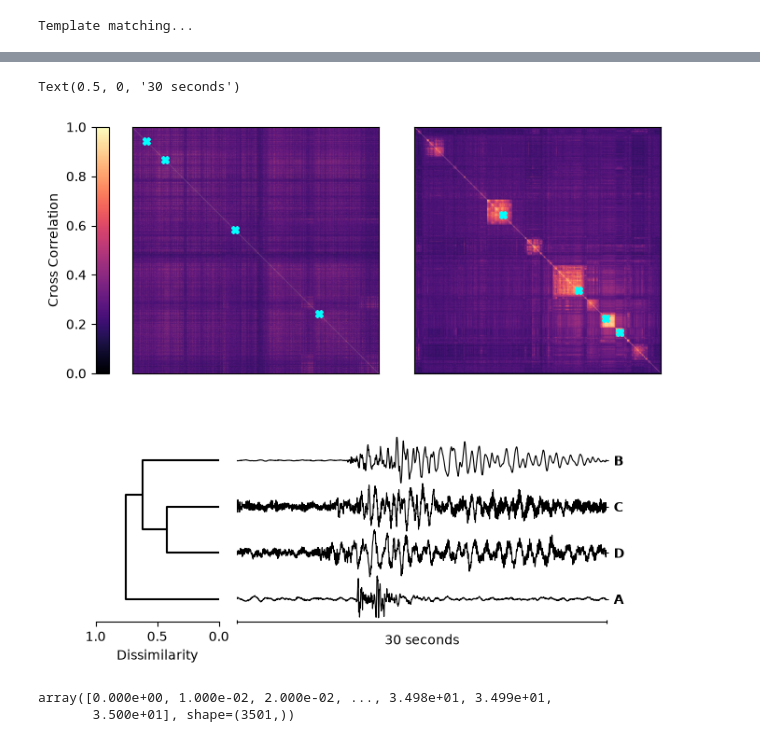
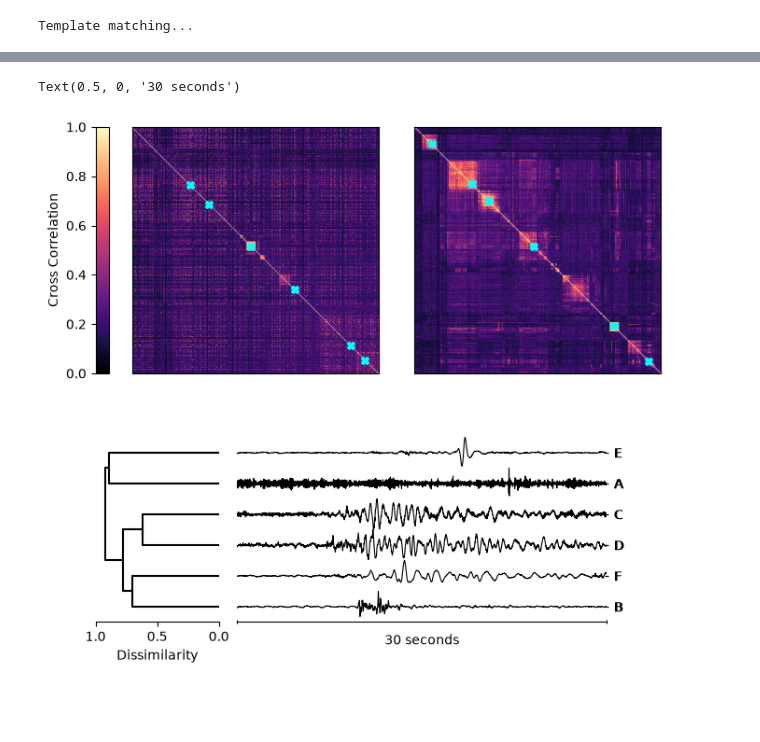
Before and after one commit to JMagyar15/totten-analysis, a Jupyter notebook: cross_correlation_test.ipynb, the cells around one changed output, grey strips where cells are left out. Saved outputs shown, nothing was run; the diff lists cells and outputs as text; code cells hidden in the pictures; blank space fills up the shorter version.

Commit message:
full season cross correlation

```diff
--- a/cross_correlation_test.ipynb
+++ b/cross_correlation_test.ipynb
@@ -209,13 +222,10 @@ np.fill_diagonal(xcorr, 1.0)
 dissimilarity = 1.0-xcorr
 dissimilarity = distance.squareform(dissimilarity) #flattened version - same values as dissimilary so 1 - cc_mat
 # %%
-from scipy.cluster import hierarchy
-from scipy.spatial import distance
+print('Hierarchial clustering...')
+threshold = 0.3 #make this 0.2 to match the correlation detector
 
-print('Hierarchial clustering...')
-threshold = 0.2 #make this 0.2 to match the correlation detector
-
-linkage = hierarchy.linkage(dissimilarity, method="average",optimal_ordering=True)
+linkage = hierarchy.linkage(dissimilarity, method="complete",optimal_ordering=True)
 clusters = hierarchy.fcluster(linkage, threshold, criterion="distance")
 # %% [output]
 Hierarchial clustering...
@@ -227,7 +237,7 @@ print('Template matching...')
 full_cat = do.EventCatalogue(t1,t2,c_path)
 
 unique, counts = np.unique(clusters,return_counts=True)
-clust_ind = unique[counts > 10]
+clust_ind = unique[counts > 5]
 
 templates = {}
 template_loc = {}
@@ -265,10 +275,10 @@ ind = np.array([i for i in event_pos.values()]) #will want to sort this A-J and
 temp = cc_sort[ind,:]
 cc_temp = temp[:,ind]
 
-dissimilarity = 1-cc_temp
-dissimilarity = distance.squareform(dissimilarity)
-threshold = 0.1
+dissimilarity_temp = 1-cc_temp
+dissimilarity_temp = distance.squareform(dissimilarity_temp)
+threshold = 0.3
 
-linkage = hierarchy.linkage(dissimilarity, method="complete",optimal_ordering=True)
-clusters = hierarchy.fcluster(linkage, threshold, criterion="distance")
+linkage_temp = hierarchy.linkage(dissimilarity_temp, method="complete",optimal_ordering=True)
+clusters_temp = hierarchy.fcluster(linkage_temp, threshold, criterion="distance")
 # %%
@@ -344,44 +356,39 @@ waveform_ax.spines['right'].set_visible(False)
 
 hierarchy.set_link_color_palette(['darkgreen','darkred','slategrey','peru','deeppink','olive'])
 
-dendrogram = hierarchy.dendrogram(linkage,color_threshold=0,orientation='left',ax=dend_ax,labels=cluster_nums,no_labels=True,above_threshold_color='black')
+dendrogram = hierarchy.dendrogram(linkage_temp,color_threshold=0,orientation='left',ax=dend_ax,labels=cluster_nums,no_labels=True,above_threshold_color='black')
 
 dend_ax.set_xlim(1,0)
 dend_ax.set_xlabel('Dissimilarity')
 
 old_index = None
 station_names = []
 for i, cluster_num in enumerate(templates.keys()):
     template_id = templates[cluster_num]
     offset = 5 + i * 10
 
     temp_event = full_cat.select_event(template_id)
     temp_event.attach_waveforms(inv.select(station='TI3A',channel='CHZ'),w_path,buffer=10,length=25)
     temp_event.stream.decimate(5)
     temp_event.stream.filter('bandpass',freqmin=1,freqmax=30)
 
     stream = temp_event.get_data_window()
     tr = stream.select(station='TI3A',channel='CHZ')[0]
 
     waveform_ax.plot(tr.times(),tr.data/tr.data.max()*5 + offset,lw=0.8,color='black')
     waveform_ax.set_xlim(0,30)
 
 sorted_y_labels = [temp_labels[key] for key in dendrogram['ivl']]
 
-waveform_ax.set_ylim((0,clusters.size*10))
-waveform_ax.set_yticks(np.arange(0,clusters.size*10,10)+5)
+waveform_ax.set_ylim((0,clusters_temp.size*10))
+waveform_ax.set_yticks(np.arange(0,clusters_temp.size*10,10)+5)
 waveform_ax.set_yticklabels(sorted_y_labels,weight='bold')
 waveform_ax.yaxis.set_ticks_position('right')
 
 waveform_ax.set_xticks([0,30])
 waveform_ax.set_xticklabels(['',''])
 waveform_ax.tick_params(direction='inout')
 waveform_ax.set_xlabel('30 seconds')
 # %% [output]
 Text(0.5, 0, '30 seconds')
-[figure, old version]
+[figure, new version]
-# %%
-tr.times()
-# %% [output]
-array([0.000e+00, 1.000e-02, 2.000e-02, ..., 3.498e+01, 3.499e+01,
-       3.500e+01], shape=(3501,))
```
Also changed, not shown: parts of 13 cells of this notebook, 1 other file.
